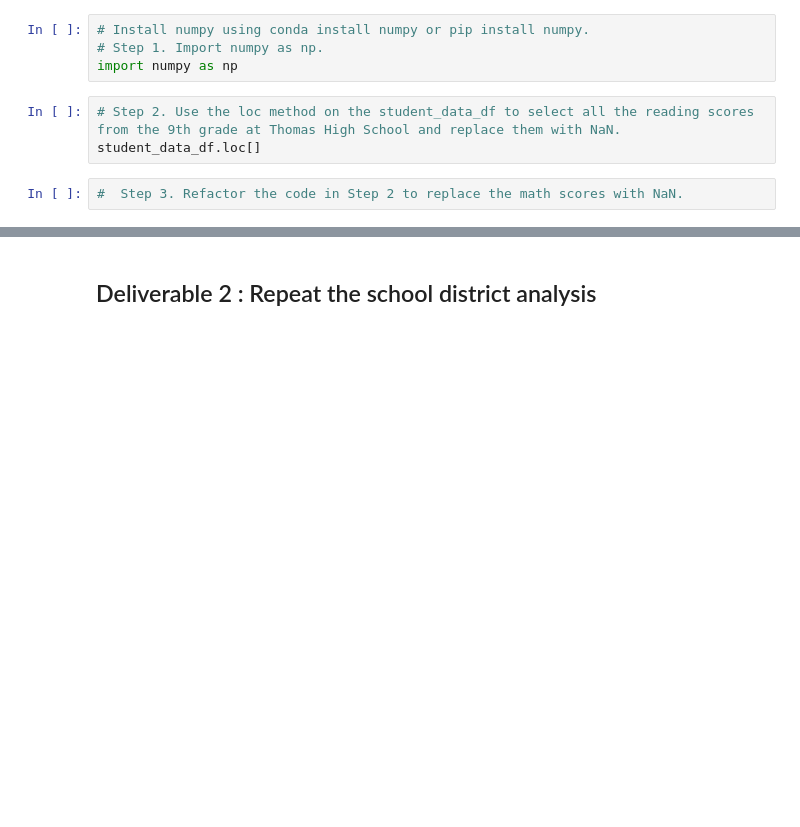
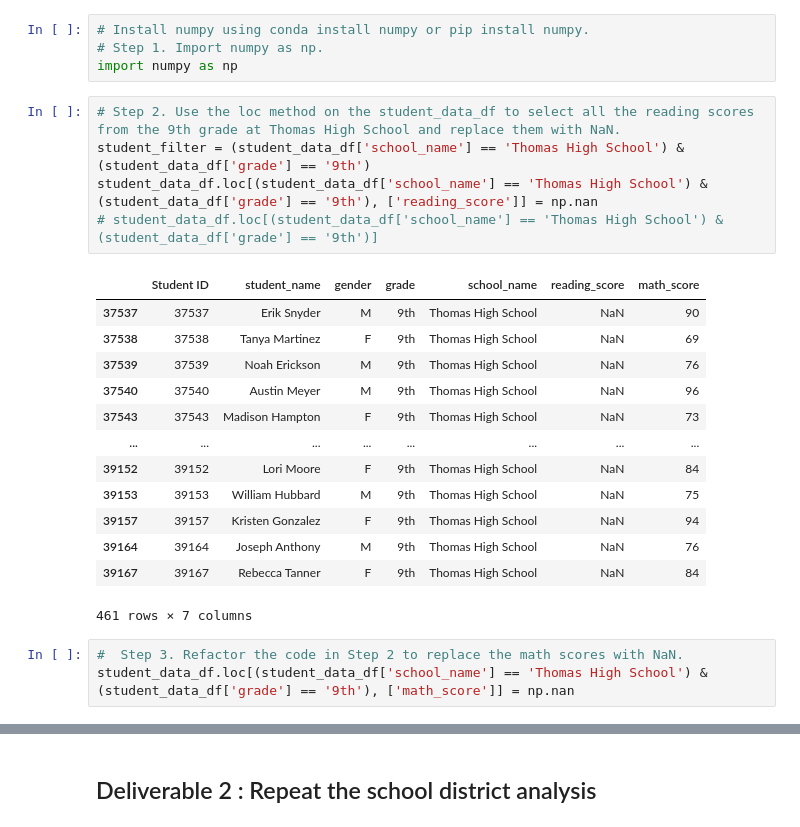
Before and after one commit to bkotewall/UMN-DABootcamp-py3-mod4-hw, a Jupyter notebook: PyCitySchools_Challenge_starter_code.ipynb, the cells around one changed output, grey strips where cells are left out. Saved outputs shown, nothing was run; the diff lists cells and outputs as text; blank space fills up the shorter version.

```diff
--- a/PyCitySchools_Challenge_starter_code.ipynb
+++ b/PyCitySchools_Challenge_starter_code.ipynb
@@ -30,8 +42,25 @@ student_data_df.head(10)
 import numpy as np
 # %%
 # Step 2. Use the loc method on the student_data_df to select all the reading scores from the 9th grade at Thomas High School and replace them with NaN.
-student_data_df.loc[]
+student_filter = (student_data_df['school_name'] == 'Thomas High School') & (student_data_df['grade'] == '9th')
+student_data_df.loc[(student_data_df['school_name'] == 'Thomas High School') & (student_data_df['grade'] == '9th'), ['reading_score']] = np.nan
+# student_data_df.loc[(student_data_df['school_name'] == 'Thomas High School') & (student_data_df['grade'] == '9th')]
+# %% [output]
+|  | Student ID | student_name | gender | grade | school_name | reading_score | math_score |
+| 37537 | 37537 | Erik Snyder | M | 9th | Thomas High School | NaN | 90 |
+| 37538 | 37538 | Tanya Martinez | F | 9th | Thomas High School | NaN | 69 |
+| 37539 | 37539 | Noah Erickson | M | 9th | Thomas High School | NaN | 76 |
+| 37540 | 37540 | Austin Meyer | M | 9th | Thomas High School | NaN | 96 |
+| 37543 | 37543 | Madison Hampton | F | 9th | Thomas High School | NaN | 73 |
+| ... | ... | ... | ... | ... | ... | ... | ... |
+| 39152 | 39152 | Lori Moore | F | 9th | Thomas High School | NaN | 84 |
+| 39153 | 39153 | William Hubbard | M | 9th | Thomas High School | NaN | 75 |
+| 39157 | 39157 | Kristen Gonzalez | F | 9th | Thomas High School | NaN | 94 |
+| 39164 | 39164 | Joseph Anthony | M | 9th | Thomas High School | NaN | 76 |
+| 39167 | 39167 | Rebecca Tanner | F | 9th | Thomas High School | NaN | 84 |
+461 rows × 7 columns
 # %%
 #  Step 3. Refactor the code in Step 2 to replace the math scores with NaN.
+student_data_df.loc[(student_data_df['school_name'] == 'Thomas High School') & (student_data_df['grade'] == '9th'), ['math_score']] = np.nan
 # %%
 #  Step 4. Check the student data for NaN's.
```
Also changed, not shown: parts of 52 cells of this notebook.
